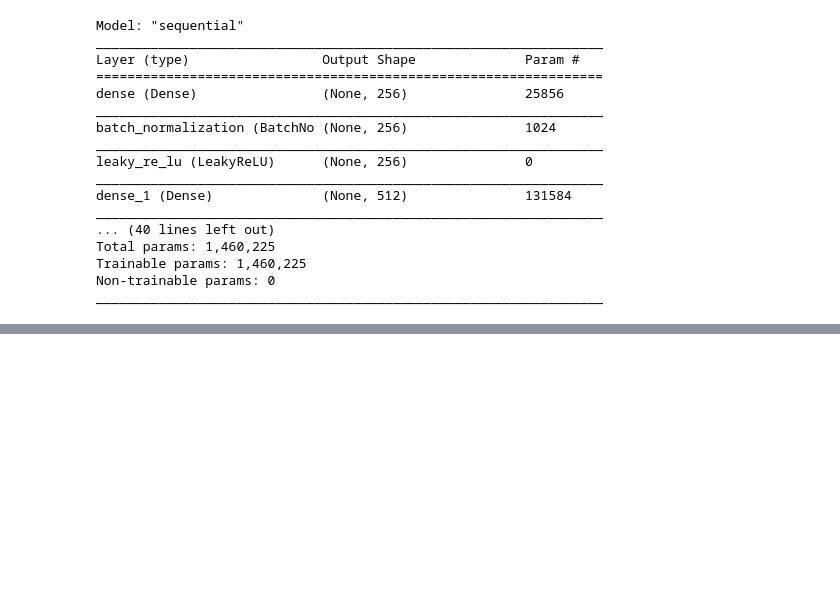
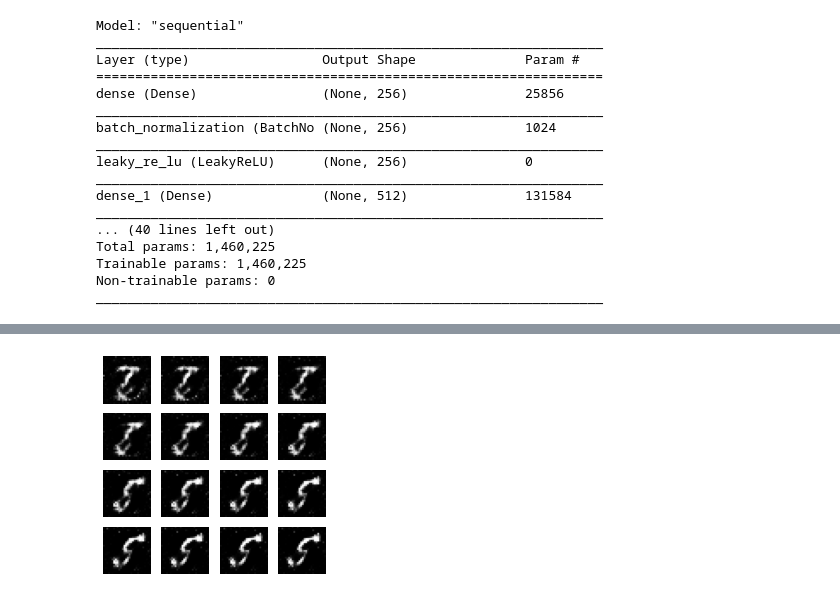
Before and after one commit to ggm1207/PR000, a Jupyter notebook: PR_001.ipynb, the cells around one changed output, grey strips where cells are left out. Saved outputs shown, nothing was run; the diff lists cells and outputs as text; code cells hidden in the pictures; blank space fills up the shorter version.

```diff
--- a/PR_001.ipynb
+++ b/PR_001.ipynb
@@ -173,0 +213,7 @@ Epoch 26 ---
+# %%
+s_vector = seed[0].numpy()
+e_vector = seed[1].numpy()
+
+explore_between_two_vectors(s_vector, e_vector)
+# %% [output]
+[figure, added]
```
Also changed, not shown: parts of 9 cells of this notebook.
